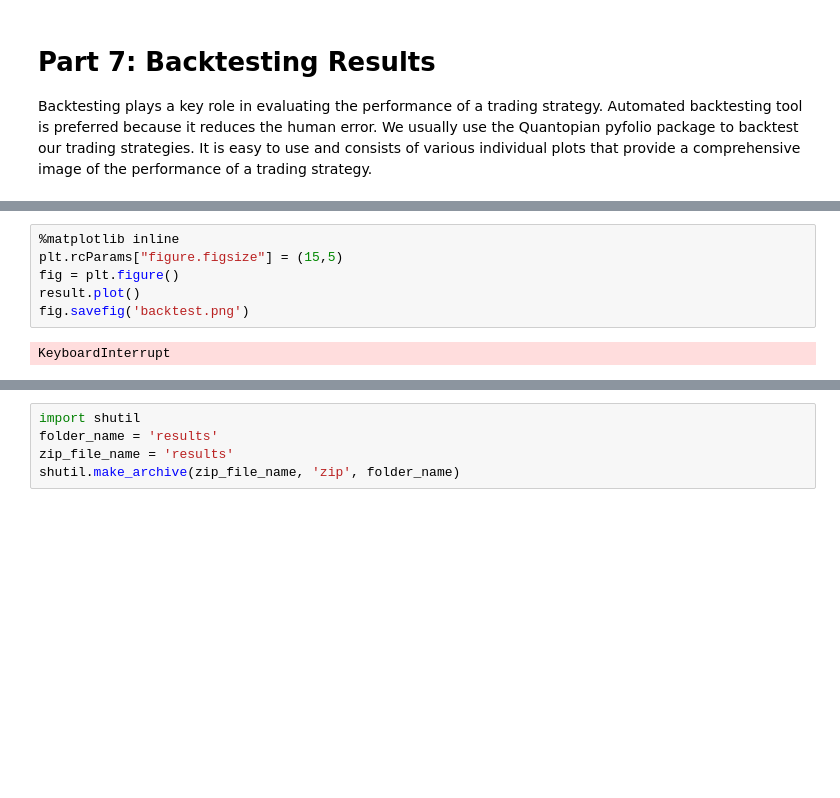
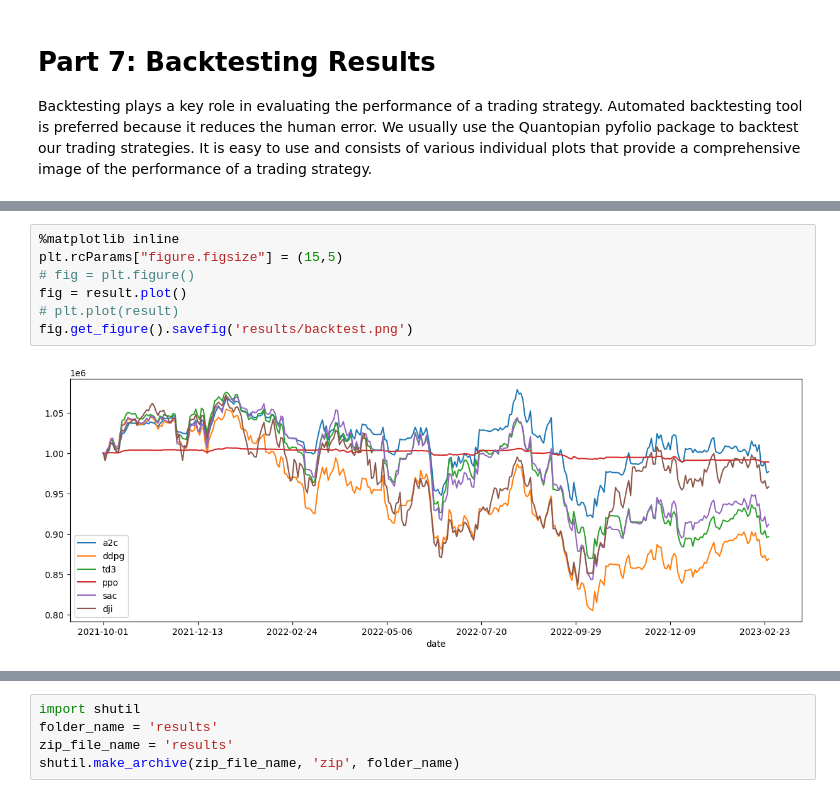
Before and after one commit to CodeArchitecture/FinRL, a Jupyter notebook: Stock_NeurIPS2018_SB3.ipynb, the cells around one changed output, grey strips where cells are left out. Drawn from its saved outputs; the diff is of its cells as text; blank space fills up the shorter version.

```diff
--- a/Stock_NeurIPS2018_SB3.ipynb
+++ b/Stock_NeurIPS2018_SB3.ipynb
@@ -586,8 +524,9 @@ Sortino ratio         -0.146974
 # %%
 %matplotlib inline
 plt.rcParams["figure.figsize"] = (15,5)
-fig = plt.figure()
-result.plot()
-fig.savefig('backtest.png')
+# fig = plt.figure()
+fig = result.plot()
+# plt.plot(result)
+fig.get_figure().savefig('results/backtest.png')
 # %% [output]
-KeyboardInterrupt
+[figure, added]
```
Also changed, not shown: parts of 18 cells of this notebook.
